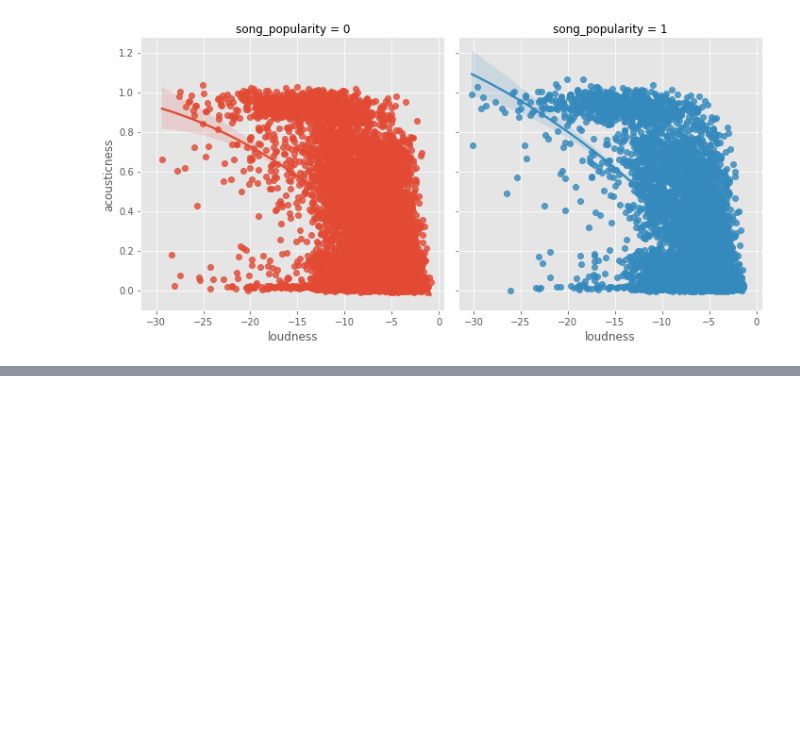
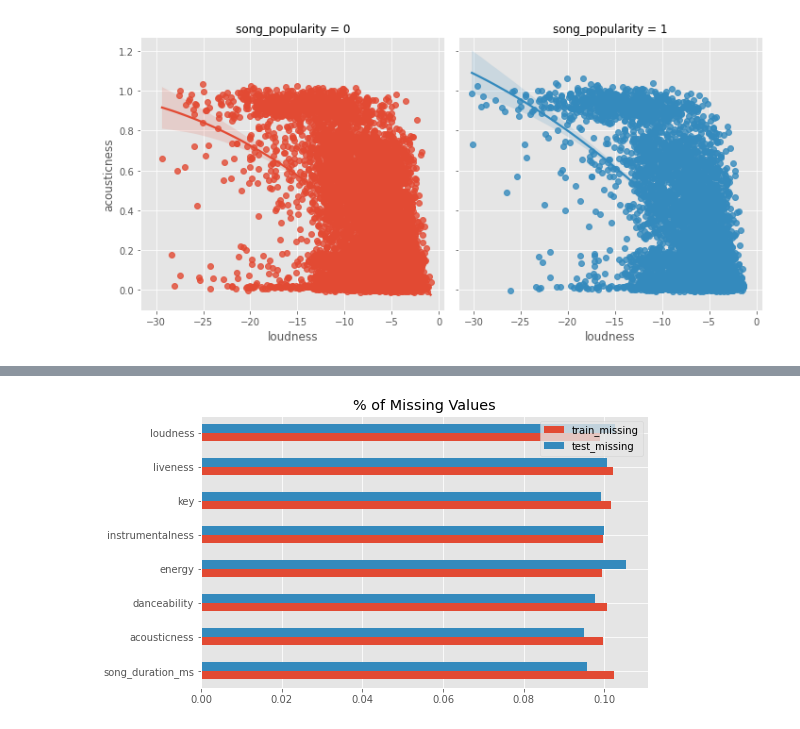
Before and after one commit to Sam-Tracey/Kaggle, a Jupyter notebook: song-popularity-eda.ipynb, the cells around one changed output, grey strips where cells are left out. Drawn from its saved outputs; the diff is of its cells as text; code cells hidden in the pictures; blank space fills up the shorter version.

```diff
--- a/song-popularity-eda.ipynb
+++ b/song-popularity-eda.ipynb
@@ -405,0 +410,5 @@ plt.show()
+# %%
+# Create new column in Test and Train datasets & concatenate into new dataframe (tt)
+train['isTrain'] = True
+test['isTrain'] = False
+tt = pd.concat([train, test]).reset_index(drop=True).copy()
@@ -405,0 +472,8 @@ plt.show()
+# %%
+ncounts = pd.DataFrame([train.isna().mean(), test.isna().mean()]).T
+ncounts = ncounts.rename(columns={0: 'train_missing', 1: 'test_missing'})
+
+ncounts.query('train_missing > 0').plot(kind='barh', figsize=(8, 5), title='% of Missing Values')
+plt.show()
+# %% [output]
+[figure, added]
```
Also changed, not shown: parts of 48 cells of this notebook.
